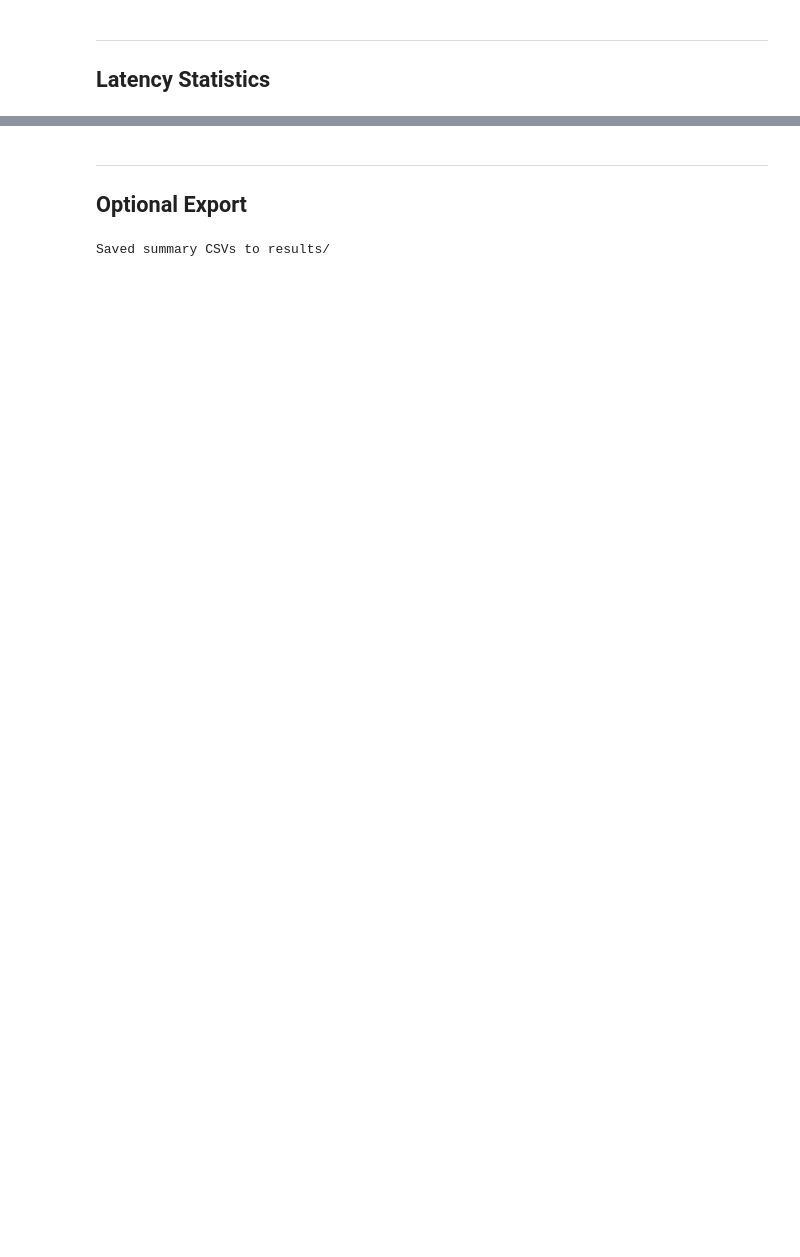
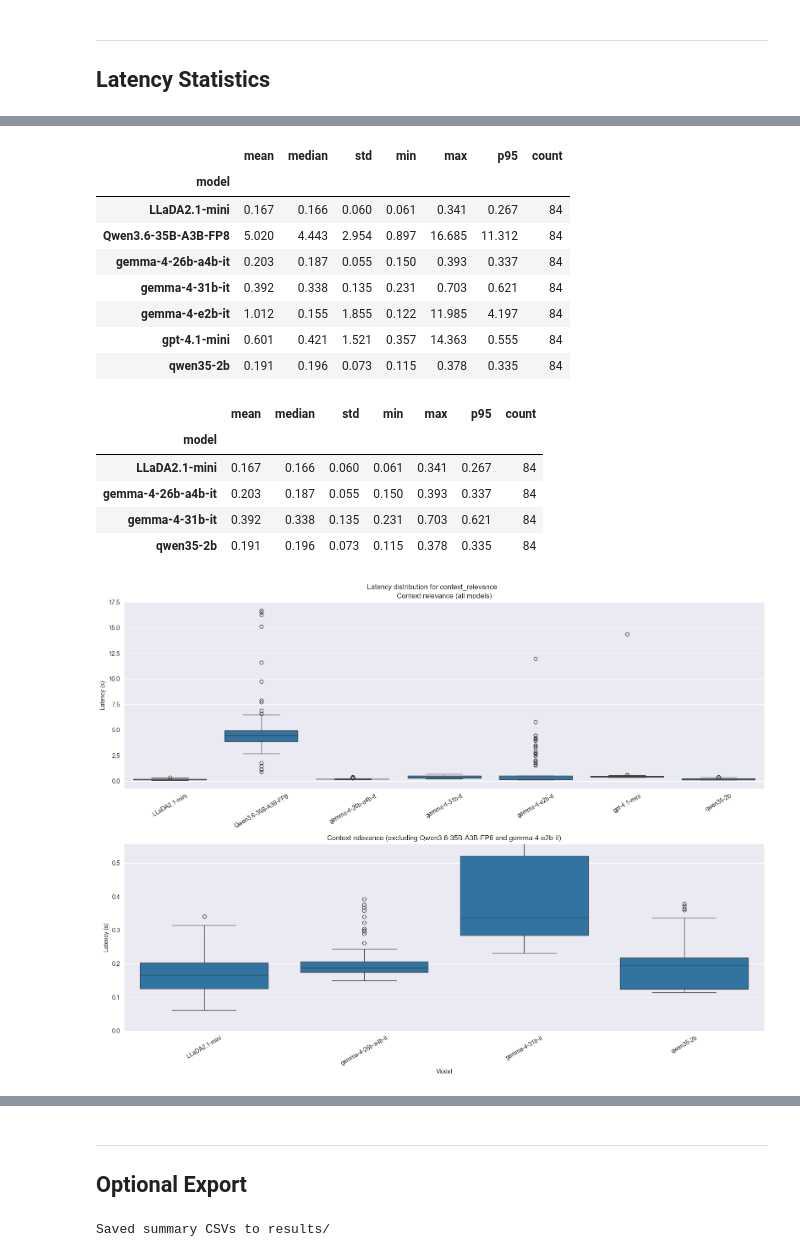
Before and after one commit to kazokid/diffusion-llms-eval, a Jupyter notebook: notebooks/token_latency_analysis.ipynb, the cells around one changed output, grey strips where cells are left out. Saved outputs shown, nothing was run; the diff lists cells and outputs as text; code cells hidden in the pictures; blank space fills up the shorter version.

```diff
--- a/notebooks/token_latency_analysis.ipynb
+++ b/notebooks/token_latency_analysis.ipynb
@@ -289,0 +275,61 @@ plt.show()
+# %%
+metric_names = ['context_relevance']
+metric_df = latency_df[latency_df['metric_name'].isin(metric_names)]
+
+metric_summary_all = (
+    metric_df
+    .groupby('model')['latency_s']
+    .agg(['mean', 'median', 'std', 'min', 'max', p95, 'count'])
+    .rename(columns={'p95': 'p95'})
+    .sort_index()
+)
+display(round_df(metric_summary_all))
+
+excluded_models = {'Qwen3.6-35B-A3B-FP8', 'gemma-4-e2b-it'}
+excluded_models.add('gpt-4.1-mini')
+filtered_df = metric_df[~metric_df['model'].isin(excluded_models)]
+metric_summary_filtered = (
+    filtered_df
+    .groupby('model')['latency_s']
+    .agg(['mean', 'median', 'std', 'min', 'max', p95, 'count'])
+    .rename(columns={'p95': 'p95'})
+    .sort_index()
+)
+display(round_df(metric_summary_filtered))
+
+fig, axes = plt.subplots(2, 1, figsize=(16, 12), sharex=False, sharey=False)
+
+sns.boxplot(data=metric_df, x='model', y='latency_s', ax=axes[0])
+axes[0].set_title('Context relevance (all models)')
+axes[0].set_xlabel('')
+axes[0].set_ylabel('Latency (s)')
+axes[0].tick_params(axis='x', rotation=30)
+
+sns.boxplot(data=filtered_df, x='model', y='latency_s', ax=axes[1])
+axes[1].set_title('Context relevance (excluding Qwen3.6-35B-A3B-FP8 and gemma-4-e2b-it)')
+axes[1].set_xlabel('Model')
+axes[1].set_ylabel('Latency (s)')
+axes[1].tick_params(axis='x', rotation=30)
+cutoff = filtered_df['latency_s'].quantile(0.95)
+axes[1].set_ylim(0, cutoff)
+
+fig.suptitle('Latency distribution for context_relevance')
+fig.tight_layout()
+plt.show()
+# %% [output]
+|  | mean | median | std | min | max | p95 | count |
+| model |  |  |  |  |  |  |  |
+| LLaDA2.1-mini | 0.167 | 0.166 | 0.060 | 0.061 | 0.341 | 0.267 | 84 |
+| Qwen3.6-35B-A3B-FP8 | 5.020 | 4.443 | 2.954 | 0.897 | 16.685 | 11.312 | 84 |
+| gemma-4-26b-a4b-it | 0.203 | 0.187 | 0.055 | 0.150 | 0.393 | 0.337 | 84 |
+| gemma-4-31b-it | 0.392 | 0.338 | 0.135 | 0.231 | 0.703 | 0.621 | 84 |
+| gemma-4-e2b-it | 1.012 | 0.155 | 1.855 | 0.122 | 11.985 | 4.197 | 84 |
+| gpt-4.1-mini | 0.601 | 0.421 | 1.521 | 0.357 | 14.363 | 0.555 | 84 |
+| qwen35-2b | 0.191 | 0.196 | 0.073 | 0.115 | 0.378 | 0.335 | 84 |
+|  | mean | median | std | min | max | p95 | count |
+| model |  |  |  |  |  |  |  |
+| LLaDA2.1-mini | 0.167 | 0.166 | 0.060 | 0.061 | 0.341 | 0.267 | 84 |
+| gemma-4-26b-a4b-it | 0.203 | 0.187 | 0.055 | 0.150 | 0.393 | 0.337 | 84 |
+| gemma-4-31b-it | 0.392 | 0.338 | 0.135 | 0.231 | 0.703 | 0.621 | 84 |
+| qwen35-2b | 0.191 | 0.196 | 0.073 | 0.115 | 0.378 | 0.335 | 84 |
+[figure, added]
```
Also changed, not shown: parts of 9 cells of this notebook, 4 other files.
